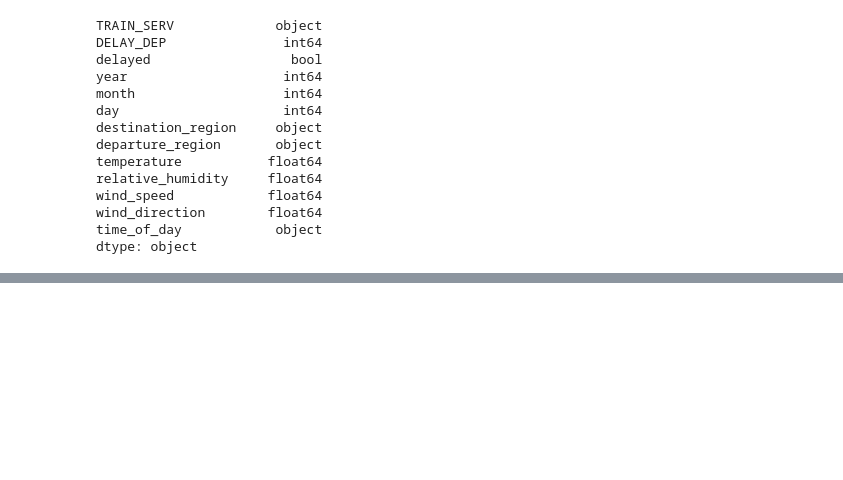
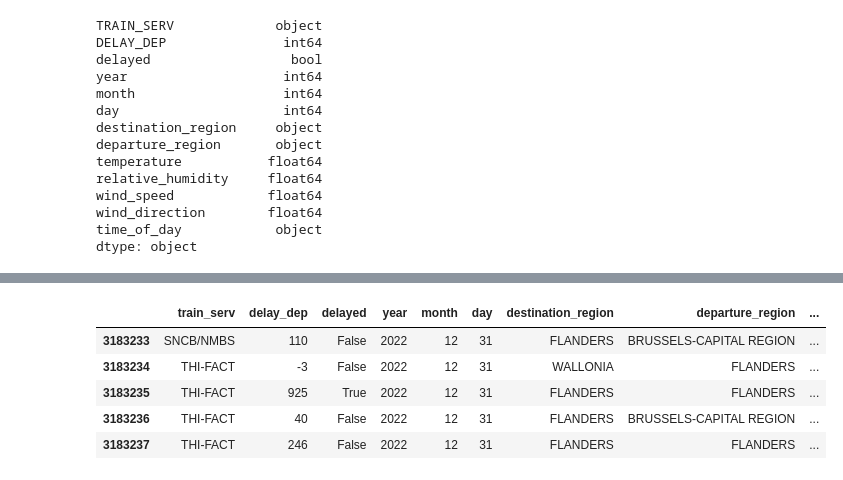
Before and after one commit to ilse-espino/train_delays_belgium, a Jupyter notebook: 2.1-data_preparation.ipynb, the cells around one changed output, grey strips where cells are left out. Saved outputs shown, nothing was run; the diff lists cells and outputs as text; code cells hidden in the pictures; blank space fills up the shorter version.

```diff
--- a/2.1-data_preparation.ipynb
+++ b/2.1-data_preparation.ipynb
@@ -211,3 +218,5 @@ df.head()
 | 2 | SNCB/NMBS | 197 | False | 2014 | 1 | 1 | FLANDERS | BRUSSELS-CAPITAL REGION | ... |
 | 3 | SNCB/NMBS | -1 | False | 2014 | 1 | 1 | BRUSSELS-CAPITAL REGION | FLANDERS | ... |
 | 4 | SNCB/NMBS | 159 | False | 2014 | 1 | 1 | BRUSSELS-CAPITAL REGION | FLANDERS | ... |
+# %%
+df["date"] = df["day"].astype(str) + "-" + df["month"].astype(str) + "-" + df["year"].astype(str)
@@ -213,0 +232,2 @@ df.head()
+# %%
+df["date"] = df["date"].apply(pd.to_datetime)
@@ -213,0 +252,9 @@ df.head()
+# %%
+df.tail()
+# %% [output]
+|  | train_serv | delay_dep | delayed | year | month | day | destination_region | departure_region | ... |
+| 3183233 | SNCB/NMBS | 110 | False | 2022 | 12 | 31 | FLANDERS | BRUSSELS-CAPITAL REGION | ... |
+| 3183234 | THI-FACT | -3 | False | 2022 | 12 | 31 | WALLONIA | FLANDERS | ... |
+| 3183235 | THI-FACT | 925 | True | 2022 | 12 | 31 | FLANDERS | FLANDERS | ... |
+| 3183236 | THI-FACT | 40 | False | 2022 | 12 | 31 | FLANDERS | BRUSSELS-CAPITAL REGION | ... |
+| 3183237 | THI-FACT | 246 | False | 2022 | 12 | 31 | FLANDERS | FLANDERS | ... |
```
Also changed, not shown: parts of 17 cells of this notebook.
